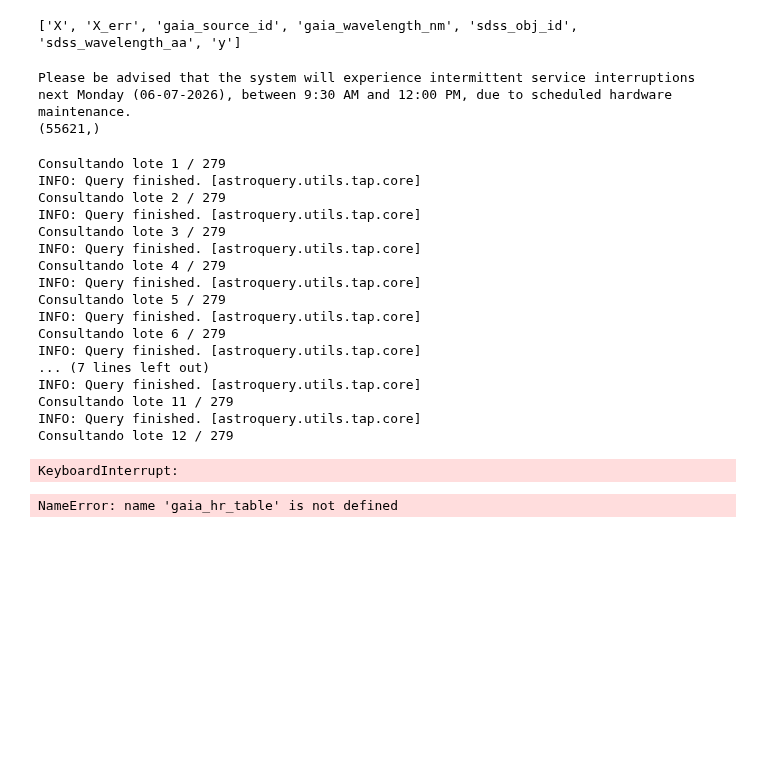
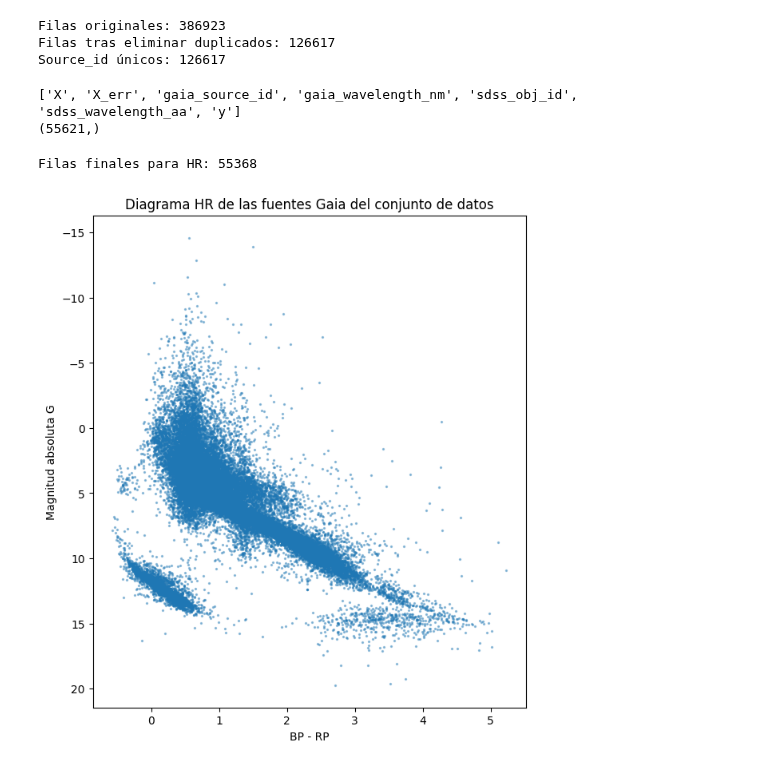
Before and after one commit to javier-cacho-master-ai/trabajo-fin-master, a Jupyter notebook: solution/HR-diagram.ipynb, the cells around one changed output. Drawn from its saved outputs; the diff is of its cells as text; code cells hidden in the pictures; blank space fills up the shorter version.

Commit message:
added HR diagram

```diff
--- a/solution/HR-diagram.ipynb
+++ b/solution/HR-diagram.ipynb
@@ -1,23 +47,29 @@
+# %%
+gaia_hr_df = gaia_hr_table.to_pandas()
+gaia_hr_df_unique = gaia_hr_df.drop_duplicates(subset="source_id", keep="first")
+
+print("Filas originales:", len(gaia_hr_df))
+print("Filas tras eliminar duplicados:", len(gaia_hr_df_unique))
+print("Source_id únicos:", gaia_hr_df_unique["source_id"].nunique())
+# %% [output]
+Filas originales: 386923
+Filas tras eliminar duplicados: 126617
+Source_id únicos: 126617
 # %%
 import h5py
-from pathlib import Path
 
 path = "/Users/carlasequero/Desktop/trabajo-fin-master/solution/data/06_training_data/training_03.h5"
 
 with h5py.File(path, "r") as f:
     print(list(f.keys()))
+
+import numpy as np
+
+with h5py.File(path, "r") as f:
+    X = f["X"][:]
+    gaia_ID = f["gaia_source_id"][:]
+
+print(gaia_ID.shape)
 # %% [output]
 ['X', 'X_err', 'gaia_source_id', 'gaia_wavelength_nm', 'sdss_obj_id', 'sdss_wavelength_aa', 'y']
+(55621,)
-# %%
-import numpy as np
-import pandas as pd
-from astroquery.gaia import Gaia
-from astropy.table import vstack
-
-with h5py.File(path, "r") as f:
-    gaia_ID = f["gaia_source_id"][:]
-
-print(gaia_ID.shape)
-# %% [output]
-Please be advised that the system will experience intermittent service interruptions next Monday (06-07-2026), between 9:30 AM and 12:00 PM, due to scheduled hardware maintenance.
-(55621,)
@@ -59,57 +76,40 @@ def query_gaia_hr_data(source_ids, batch_size=500):
-# %%
-gaia_hr_table = query_gaia_hr_data(gaia_ID, batch_size=200)
-
-print(gaia_hr_table[:5])
-print("Total recuperado:", len(gaia_hr_table))
-# %% [output]
-Consultando lote 1 / 279
-INFO: Query finished. [astroquery.utils.tap.core]
-Consultando lote 2 / 279
-INFO: Query finished. [astroquery.utils.tap.core]
-Consultando lote 3 / 279
-INFO: Query finished. [astroquery.utils.tap.core]
-Consultando lote 4 / 279
-INFO: Query finished. [astroquery.utils.tap.core]
-Consultando lote 5 / 279
-INFO: Query finished. [astroquery.utils.tap.core]
-Consultando lote 6 / 279
-INFO: Query finished. [astroquery.utils.tap.core]
-... (7 lines left out)
-INFO: Query finished. [astroquery.utils.tap.core]
-Consultando lote 11 / 279
-INFO: Query finished. [astroquery.utils.tap.core]
-Consultando lote 12 / 279
-KeyboardInterrupt:
+# %%
+# Usamos solo los id comunes
+gaia_hr_df_commons = gaia_hr_df_unique[
+    gaia_hr_df_unique["source_id"].isin(gaia_ID)
+].copy()
+# %%
+print("Filas finales para HR:", len(gaia_hr_df_commons))
+# %% [output]
+Filas finales para HR: 55368
 # %%
-gaia_hr_df = gaia_hr_table.to_pandas()
-
-bp_rp = gaia_hr_df["bp_rp"]
-g_mag = gaia_hr_df["phot_g_mean_mag"]
-parallax = gaia_hr_df["parallax"]
+bp_rp = gaia_hr_df_commons["bp_rp"]
+g_mag = gaia_hr_df_commons["phot_g_mean_mag"]
+parallax = gaia_hr_df_commons["parallax"]
 
 abs_g_mag = g_mag + 5 * np.log10(parallax) - 10
 
 valid_hr = (
     np.isfinite(bp_rp)
     & np.isfinite(abs_g_mag)
     & np.isfinite(parallax)
     & (parallax > 0)
 )
 
 plt.figure(figsize=(7, 8))
 
 plt.scatter(
     bp_rp[valid_hr],
     abs_g_mag[valid_hr],
     s=2,
     alpha=0.4
 )
 
 plt.gca().invert_yaxis()
 
 plt.xlabel("BP - RP")
 plt.ylabel("Magnitud absoluta G")
 plt.title("Diagrama HR de las fuentes Gaia del conjunto de datos")
 plt.show()
 # %% [output]
-NameError: name 'gaia_hr_table' is not defined
+[figure, added]
```
Also changed, not shown: parts of 2 cells of this notebook.
